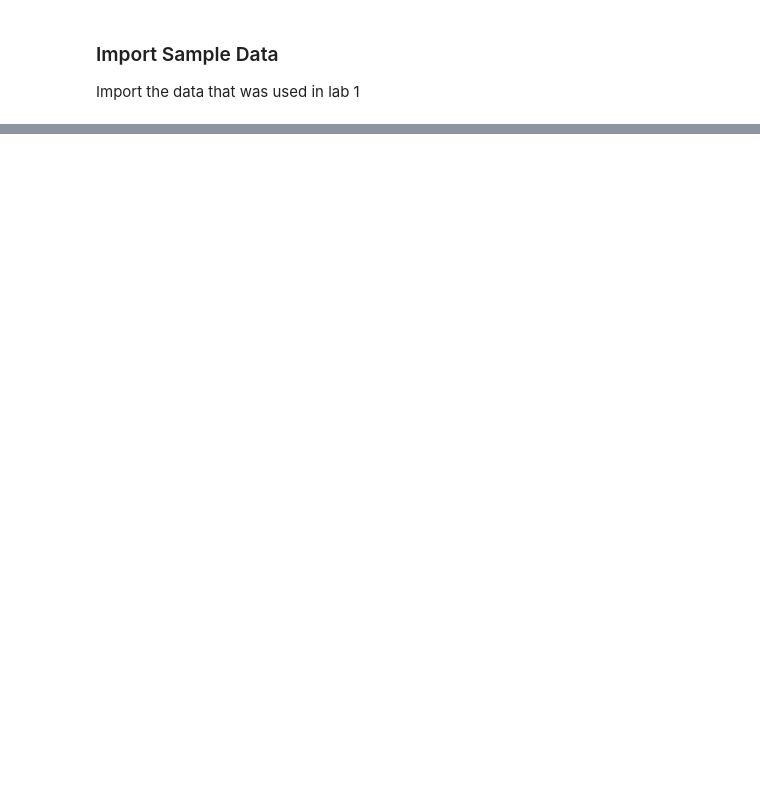
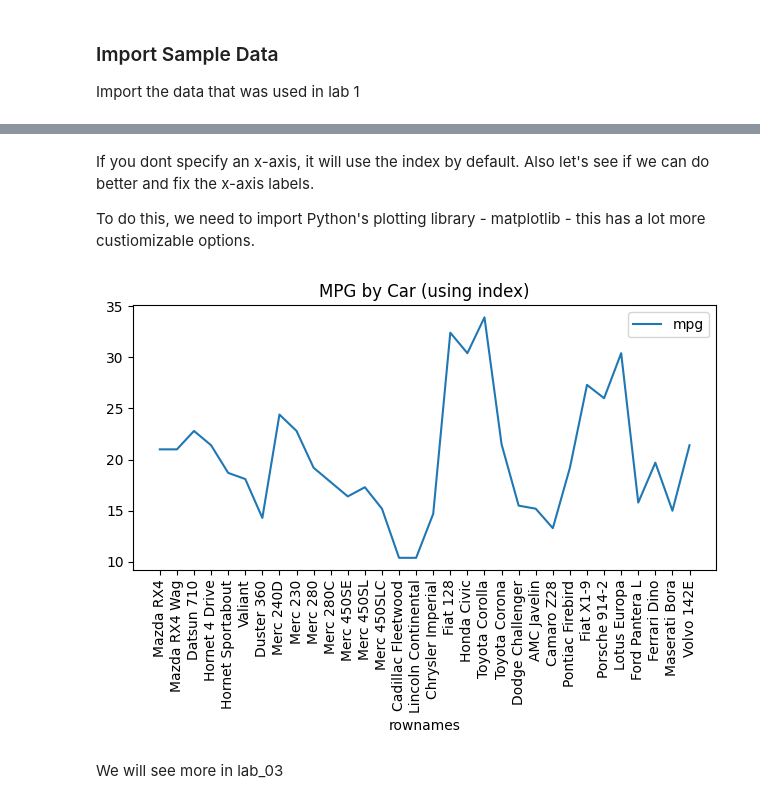
Before and after one commit to jamesmignone63-create/UofUtah_IS4487, a Jupyter notebook: Demos/demo_03_visualization_intro.ipynb, the cells around one changed output, grey strips where cells are left out. Cells and saved outputs as stored; diff of their text form; code cells hidden in the pictures; blank space fills up the shorter version.

```diff
--- a/Demos/demo_03_visualization_intro.ipynb
+++ b/Demos/demo_03_visualization_intro.ipynb
@@ -57,0 +98,16 @@ df.plot(x='carmodel', y='mpg', kind='line', title="MPG by Car")
+# %% [markdown]
+If you dont specify an x-axis, it will use the index by default. Also let's see if we can do better and fix the x-axis labels.
+
+To do this, we need to import Python's plotting library - matplotlib - this has a lot more custiomizable options.
+# %%
+import matplotlib.pyplot as plt
+
+df.plot(y='mpg', kind='line', title="MPG by Car (using index)")   # index used for x-axis by default
+
+plt.xticks(ticks=range(len(df.index)), labels=df.index, rotation=90)   # show all car names as xticks, rotate 90 degrees
+plt.tight_layout() # Adjust layout to prevent labels from being cut off
+plt.show()   # show the plot
+# %% [output]
+[figure, added]
+# %% [markdown]
+We will see more in lab_03
```
Also changed, not shown: parts of 5 cells of this notebook.
